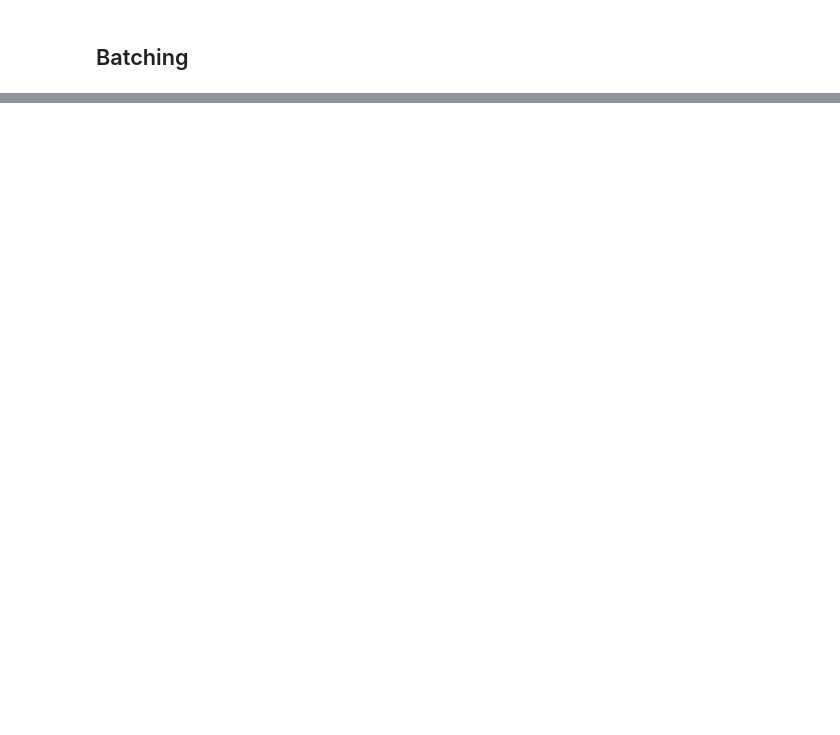
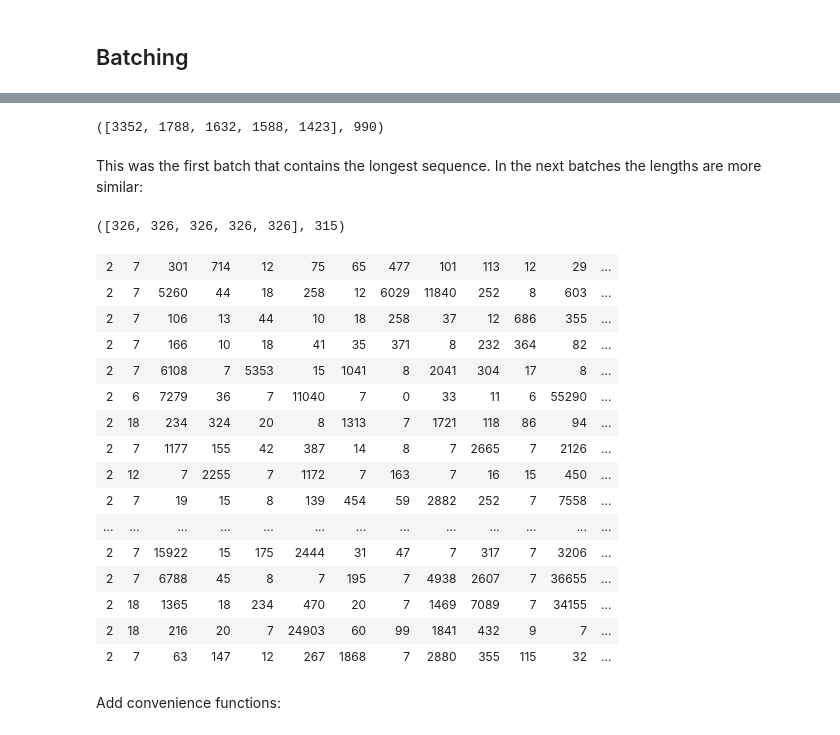
Before and after one commit to fg91/fastai_deep_learning_from_the_foundations, a Jupyter notebook: 12_text.ipynb, the cells around one changed output, grey strips where cells are left out. Saved outputs shown, nothing was run; the diff lists cells and outputs as text; code cells hidden in the pictures; blank space fills up the shorter version.

```diff
--- a/12_text.ipynb
+++ b/12_text.ipynb
@@ -310,0 +593,6 @@ proc_num.deproc1(ll.train[0][0])[:10]
+# %%
+train_sampler = SortishSampler(ll.train.x, key=lambda t: len(ll.train[int(t)][0]), bs=bs)
+# %%
+train_dl = DataLoader(ll.train, batch_size=bs, sampler=train_sampler, collate_fn=pad_collate)
+# %%
+iter_dl = iter(train_dl)
@@ -310,0 +604,34 @@ proc_num.deproc1(ll.train[0][0])[:10]
+# %%
+lengths[:5], lengths[-1]
+# %% [output]
+([3352, 1788, 1632, 1588, 1423], 990)
+# %% [markdown]
+This was the first batch that contains the longest sequence. In the next batches the lengths are more similar:
+# %%
+x, y = next(iter_dl)
+lengths = []
+for i in range(x.size(0)): lengths.append(x.size(1) - (x[i] == 1).sum().item())
+lengths[:5], lengths[-1]
+# %% [output]
+([326, 326, 326, 326, 326], 315)
+# %%
+visualize_tensor(x)
+# %% [output]
+| 2 | 7 | 301 | 714 | 12 | 75 | 65 | 477 | 101 | 113 | 12 | 29 | ... |
+| 2 | 7 | 5260 | 44 | 18 | 258 | 12 | 6029 | 11840 | 252 | 8 | 603 | ... |
+| 2 | 7 | 106 | 13 | 44 | 10 | 18 | 258 | 37 | 12 | 686 | 355 | ... |
+| 2 | 7 | 166 | 10 | 18 | 41 | 35 | 371 | 8 | 232 | 364 | 82 | ... |
+| 2 | 7 | 6108 | 7 | 5353 | 15 | 1041 | 8 | 2041 | 304 | 17 | 8 | ... |
+| 2 | 6 | 7279 | 36 | 7 | 11040 | 7 | 0 | 33 | 11 | 6 | 55290 | ... |
+| 2 | 18 | 234 | 324 | 20 | 8 | 1313 | 7 | 1721 | 118 | 86 | 94 | ... |
+| 2 | 7 | 1177 | 155 | 42 | 387 | 14 | 8 | 7 | 2665 | 7 | 2126 | ... |
+| 2 | 12 | 7 | 2255 | 7 | 1172 | 7 | 163 | 7 | 16 | 15 | 450 | ... |
+| 2 | 7 | 19 | 15 | 8 | 139 | 454 | 59 | 2882 | 252 | 7 | 7558 | ... |
+| ... | ... | ... | ... | ... | ... | ... | ... | ... | ... | ... | ... | ... |
+| 2 | 7 | 15922 | 15 | 175 | 2444 | 31 | 47 | 7 | 317 | 7 | 3206 | ... |
+| 2 | 7 | 6788 | 45 | 8 | 7 | 195 | 7 | 4938 | 2607 | 7 | 36655 | ... |
+| 2 | 18 | 1365 | 18 | 234 | 470 | 20 | 7 | 1469 | 7089 | 7 | 34155 | ... |
+| 2 | 18 | 216 | 20 | 7 | 24903 | 60 | 99 | 1841 | 432 | 9 | 7 | ... |
+| 2 | 7 | 63 | 147 | 12 | 267 | 1868 | 7 | 2880 | 355 | 115 | 32 | ... |
+# %% [markdown]
+Add convenience functions:
```
Also changed, not shown: parts of 83 cells of this notebook, 1 other file.
